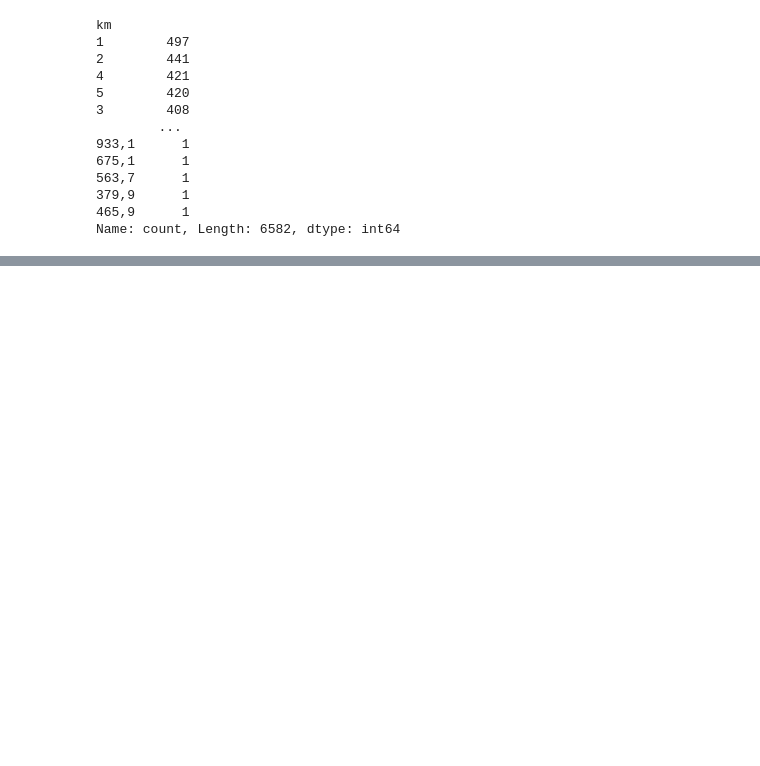
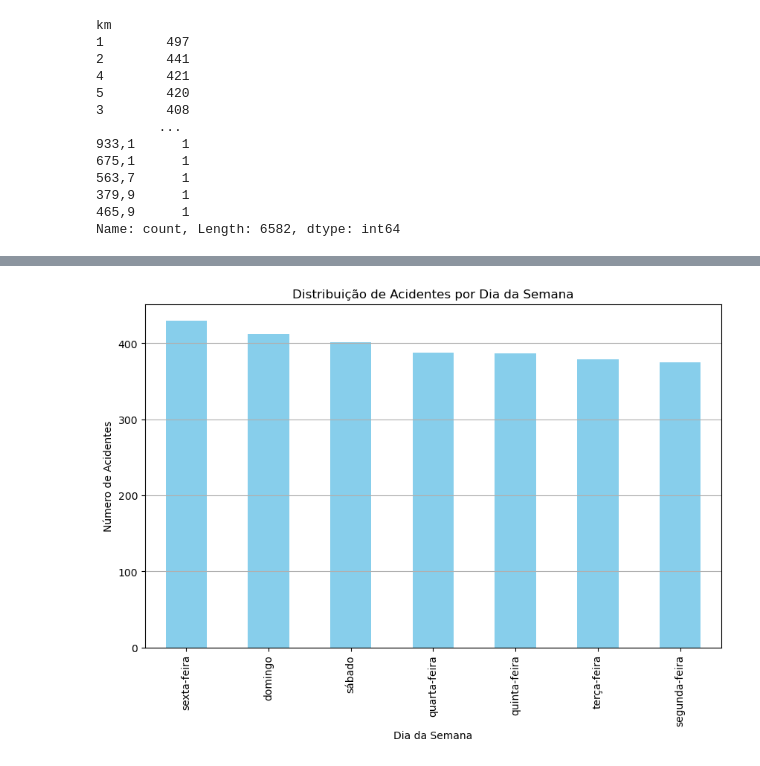
Before and after one commit to pedroaparecido/Projeto-Integrador-IV, a Jupyter notebook: Projeto_Integrador_IV.ipynb, the cells around one changed output, grey strips where cells are left out. Saved outputs shown, nothing was run; the diff lists cells and outputs as text; code cells hidden in the pictures; blank space fills up the shorter version.

```diff
--- a/Projeto_Integrador_IV.ipynb
+++ b/Projeto_Integrador_IV.ipynb
@@ -1161,0 +2126,2 @@ Name: count, dtype: int64
+# %%
+df_acidentes_geral_sp = pd.read_csv('acidentes_geral_sp.csv', encoding = 'latin-1', sep = ';')
@@ -1161,0 +2262,9 @@ Name: count, dtype: int64
+# %%
+# Converter a coluna de datas para datetime
+df_acidentes_geral_sp['Data'] = pd.to_datetime(df_acidentes_geral_sp['Data'])
+
+# Extrair o mês
+df_acidentes_geral_sp['mes'] = df_acidentes_geral_sp['Data'].dt.month
+
+# 3. Contar o número de acidentes por mês
+acidentes_por_mes = df_acidentes_geral_sp['mes'].value_counts().sort_index()
@@ -1161,0 +2429,15 @@ Name: count, dtype: int64
+# %%
+# Contar acidentes por dia da semana
+acidentes_por_dia = df_acidentes_geral_sp['Dia da semana'].value_counts()
+
+# Plotar gráfico de barras
+plt.figure(figsize=(10, 6))
+acidentes_por_dia.plot(kind='bar', color='skyblue')
+plt.title('Distribuição de Acidentes por Dia da Semana')
+plt.xlabel('Dia da Semana')
+plt.ylabel('Número de Acidentes')
+plt.xticks(rotation=90)
+plt.grid(axis='y')
+plt.show()
+# %% [output]
+[figure, added]
```
Also changed, not shown: parts of 135 cells of this notebook, 2 other files.
